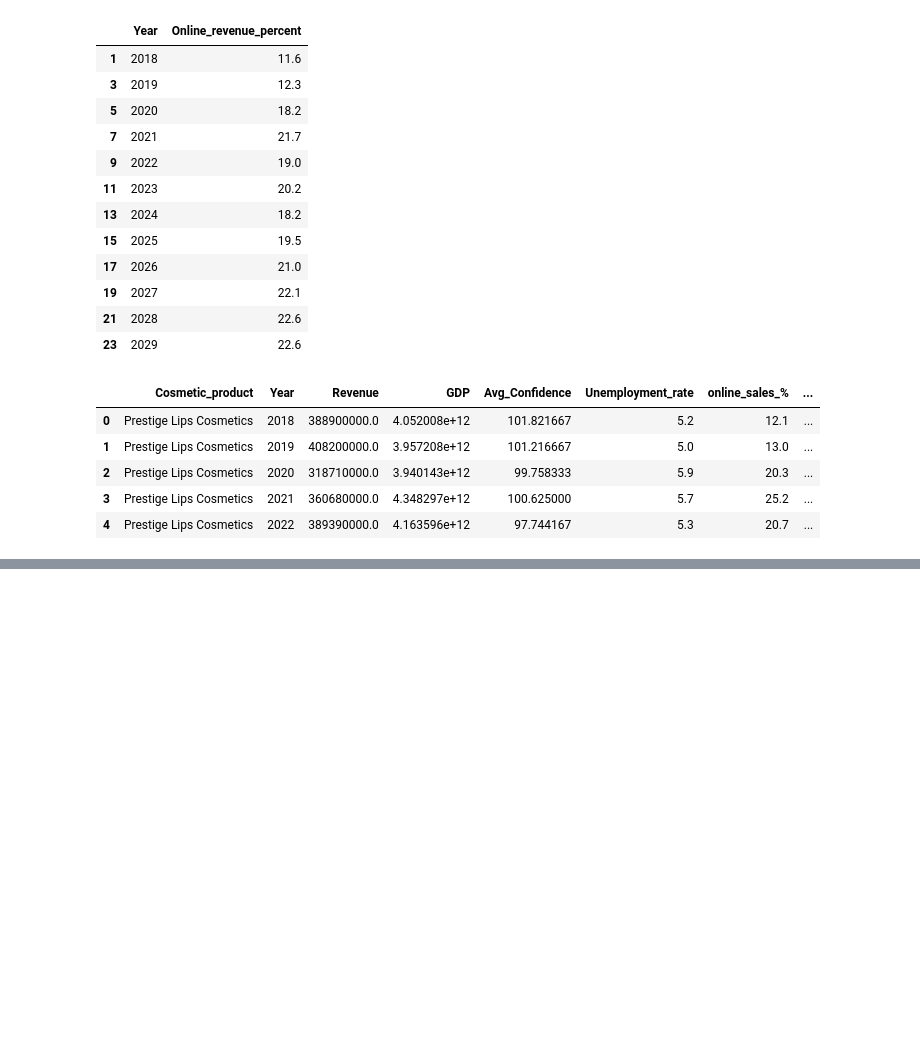
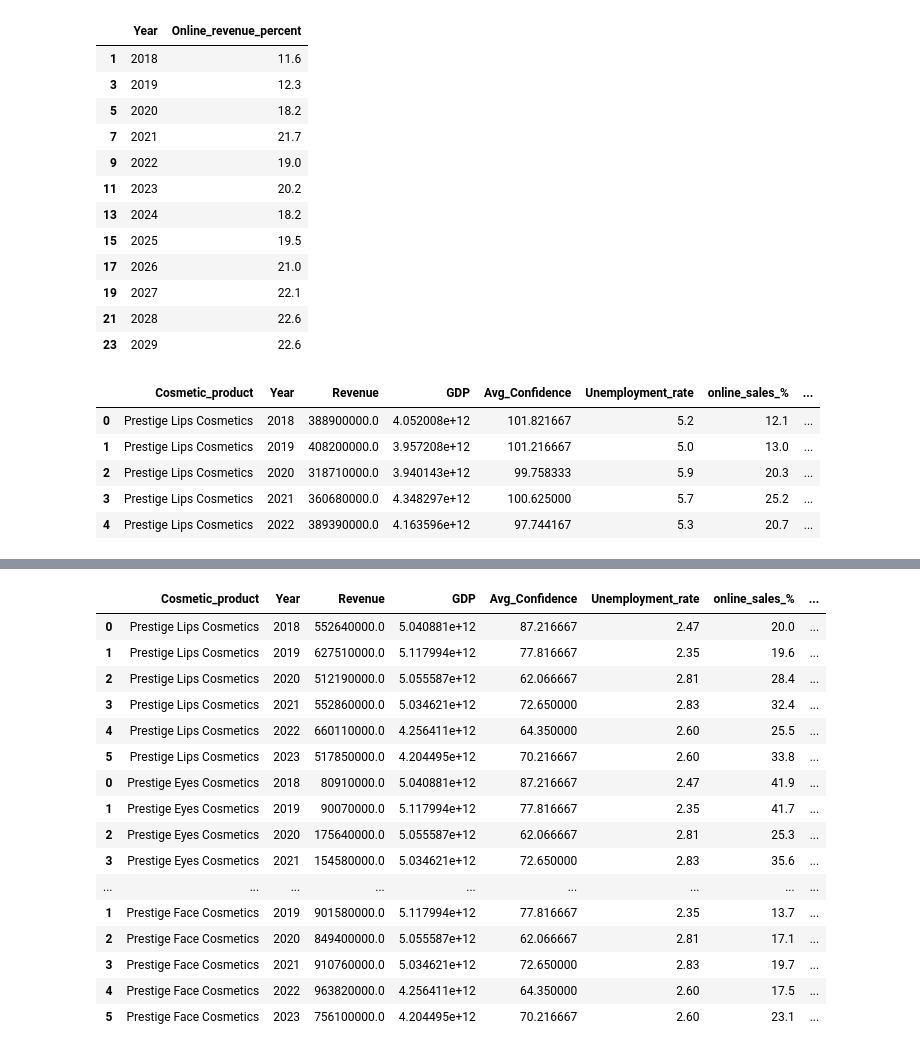
Before and after one commit to kaitlinjohnson1/Luxury_goods_project, a Jupyter notebook: code/visualisations_code.ipynb, the cells around one changed output, grey strips where cells are left out. Cells and saved outputs as stored; diff of their text form; code cells hidden in the pictures; blank space fills up the shorter version.

Commit message:
Country 4: Japan dataframe created and cleaned for advanced model

```diff
--- a/code/visualisations_code.ipynb
+++ b/code/visualisations_code.ipynb
@@ -909,0 +1025,9 @@ germany_df.head()
+# %%
+# JAPAN FIRST MERGE
+
+# Merge dataframes on year
+japan_df = pd.merge(japan_df, japan_GDP, on='Year', how='inner')
+japan_df = pd.merge(japan_df, japan_confidence_avg, on='Year', how='inner')
+japan_df = pd.merge(japan_df, japan_unemployment, on='Year', how='inner')
+
+japan_df.head()
@@ -909,0 +1098,41 @@ germany_df.head()
+# %%
+# FINAL JAPAN DATAFRAME
+# Filter the main DataFrame for each product
+df_lips_japan = japan_df[japan_df['Cosmetic_product'] == 'Prestige Lips Cosmetics']
+df_eyes_japan = japan_df[japan_df['Cosmetic_product'] == 'Prestige Eyes Cosmetics']
+df_face_japan = japan_df[japan_df['Cosmetic_product'] == 'Prestige Face Cosmetics']
+
+# Merge online sales data for each product
+df_lips_japan = pd.merge(df_lips_japan, japan_lips_online, on="Year", how="left")
+df_eyes_japan = pd.merge(df_eyes_japan, japan_eyes_online, on="Year", how="left")
+df_face_japan = pd.merge(df_face_japan, japan_face_online, on="Year", how="left")
+
+# Rename the online sales column
+df_lips_japan = df_lips_japan.rename(columns={'Online_revenue_percent': 'online_sales_%'})
+df_eyes_japan = df_eyes_japan.rename(columns={'Online_revenue_percent': 'online_sales_%'})
+df_face_japan = df_face_japan.rename(columns={'Online_revenue_percent': 'online_sales_%'})
+
+# Concatenate the DataFrames for Japan and add country column
+japan_df = pd.concat([df_lips_japan, df_eyes_japan, df_face_japan])
+japan_df["Country"] = "Japan"
+
+# Display the resulting DataFrame
+japan_df
+# %% [output]
+|  | Cosmetic_product | Year | Revenue | GDP | Avg_Confidence | Unemployment_rate | online_sales_% | ... |
+| 0 | Prestige Lips Cosmetics | 2018 | 552640000.0 | 5.040881e+12 | 87.216667 | 2.47 | 20.0 | ... |
+| 1 | Prestige Lips Cosmetics | 2019 | 627510000.0 | 5.117994e+12 | 77.816667 | 2.35 | 19.6 | ... |
+| 2 | Prestige Lips Cosmetics | 2020 | 512190000.0 | 5.055587e+12 | 62.066667 | 2.81 | 28.4 | ... |
+| 3 | Prestige Lips Cosmetics | 2021 | 552860000.0 | 5.034621e+12 | 72.650000 | 2.83 | 32.4 | ... |
+| 4 | Prestige Lips Cosmetics | 2022 | 660110000.0 | 4.256411e+12 | 64.350000 | 2.60 | 25.5 | ... |
+| 5 | Prestige Lips Cosmetics | 2023 | 517850000.0 | 4.204495e+12 | 70.216667 | 2.60 | 33.8 | ... |
+| 0 | Prestige Eyes Cosmetics | 2018 | 80910000.0 | 5.040881e+12 | 87.216667 | 2.47 | 41.9 | ... |
+| 1 | Prestige Eyes Cosmetics | 2019 | 90070000.0 | 5.117994e+12 | 77.816667 | 2.35 | 41.7 | ... |
+| 2 | Prestige Eyes Cosmetics | 2020 | 175640000.0 | 5.055587e+12 | 62.066667 | 2.81 | 25.3 | ... |
+| 3 | Prestige Eyes Cosmetics | 2021 | 154580000.0 | 5.034621e+12 | 72.650000 | 2.83 | 35.6 | ... |
+| ... | ... | ... | ... | ... | ... | ... | ... | ... |
+| 1 | Prestige Face Cosmetics | 2019 | 901580000.0 | 5.117994e+12 | 77.816667 | 2.35 | 13.7 | ... |
+| 2 | Prestige Face Cosmetics | 2020 | 849400000.0 | 5.055587e+12 | 62.066667 | 2.81 | 17.1 | ... |
+| 3 | Prestige Face Cosmetics | 2021 | 910760000.0 | 5.034621e+12 | 72.650000 | 2.83 | 19.7 | ... |
+| 4 | Prestige Face Cosmetics | 2022 | 963820000.0 | 4.256411e+12 | 64.350000 | 2.60 | 17.5 | ... |
+| 5 | Prestige Face Cosmetics | 2023 | 756100000.0 | 4.204495e+12 | 70.216667 | 2.60 | 23.1 | ... |
```
Also changed, not shown: parts of 7 cells of this notebook, 11 other files.
